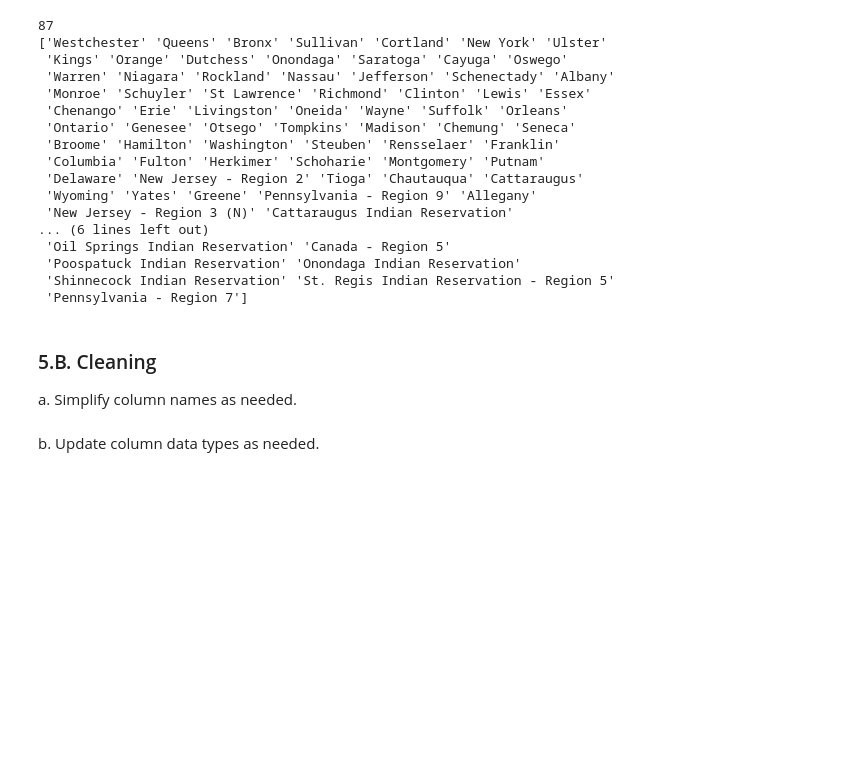
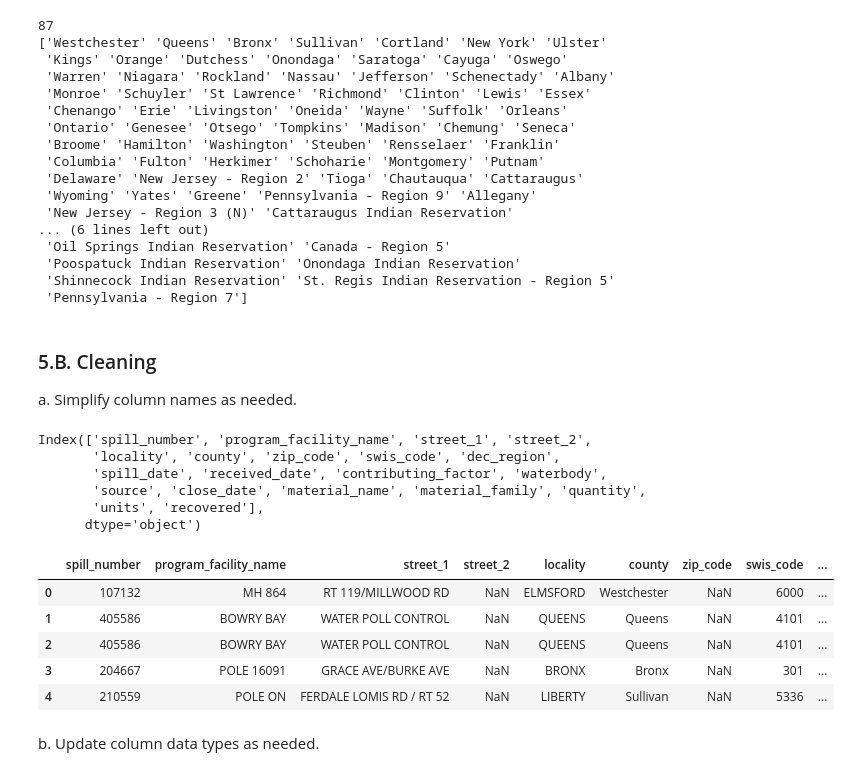
Before and after one commit to michaeladennis/eds220-hwk3, a Jupyter notebook: hwk3-task2-spills.ipynb, the cells around one changed output. Drawn from its saved outputs; the diff is of its cells as text; code cells hidden in the pictures; blank space fills up the shorter version.

```diff
--- a/hwk3-task2-spills.ipynb
+++ b/hwk3-task2-spills.ipynb
@@ -206,6 +206,26 @@ print(spills['County'].unique())
 
 ### 5.B. Cleaning
 a. Simplify column names as needed.
+# %%
+spills.columns = spills.columns.str.strip().str.lower().str.replace(' - ', '_').str.replace(' ', '_')
+spills.columns
+# use the various .str commands to remove all spaces, replace hyphens with underscores, and to make eerything lowercase to ensure we are following snake_case protocols
+# %% [output]
+Index(['spill_number', 'program_facility_name', 'street_1', 'street_2',
+       'locality', 'county', 'zip_code', 'swis_code', 'dec_region',
+       'spill_date', 'received_date', 'contributing_factor', 'waterbody',
+       'source', 'close_date', 'material_name', 'material_family', 'quantity',
+       'units', 'recovered'],
+      dtype='object')
+# %%
+spills.head()
+# %% [output]
+|  | spill_number | program_facility_name | street_1 | street_2 | locality | county | zip_code | swis_code | ... |
+| 0 | 107132 | MH 864 | RT 119/MILLWOOD RD | NaN | ELMSFORD | Westchester | NaN | 6000 | ... |
+| 1 | 405586 | BOWRY BAY | WATER POLL CONTROL | NaN | QUEENS | Queens | NaN | 4101 | ... |
+| 2 | 405586 | BOWRY BAY | WATER POLL CONTROL | NaN | QUEENS | Queens | NaN | 4101 | ... |
+| 3 | 204667 | POLE 16091 | GRACE AVE/BURKE AVE | NaN | BRONX | Bronx | NaN | 301 | ... |
+| 4 | 210559 | POLE ON | FERDALE LOMIS RD / RT 52 | NaN | LIBERTY | Sullivan | NaN | 5336 | ... |
 # %% [markdown]
 <!-- END QUESTION -->
 
```
Also changed, not shown: parts of 2 cells of this notebook.
